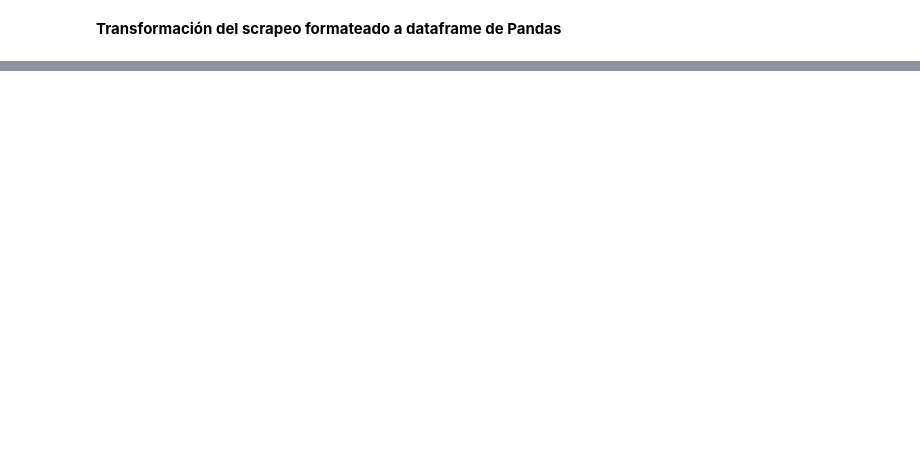
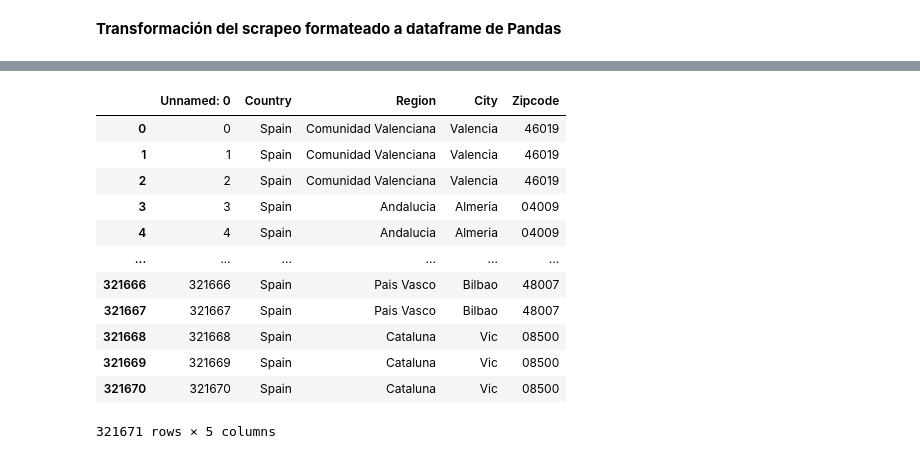
Before and after one commit to Jpardo07/DatathonProject, a Jupyter notebook: src/Scrapping.ipynb, the cells around one changed output, grey strips where cells are left out. Drawn from its saved outputs; the diff is of its cells as text; code cells hidden in the pictures; blank space fills up the shorter version.

```diff
--- a/src/Scrapping.ipynb
+++ b/src/Scrapping.ipynb
@@ -459,0 +484,18 @@ con.close()
+# %%
+df2 = pd.read_csv("DataScrapped.csv")
+# %%
+df2
+# %% [output]
+|  | Unnamed: 0 | Country | Region | City | Zipcode |
+| 0 | 0 | Spain | Comunidad Valenciana | Valencia | 46019 |
+| 1 | 1 | Spain | Comunidad Valenciana | Valencia | 46019 |
+| 2 | 2 | Spain | Comunidad Valenciana | Valencia | 46019 |
+| 3 | 3 | Spain | Andalucia | Almeria | 04009 |
+| 4 | 4 | Spain | Andalucia | Almeria | 04009 |
+| ... | ... | ... | ... | ... | ... |
+| 321666 | 321666 | Spain | Pais Vasco | Bilbao | 48007 |
+| 321667 | 321667 | Spain | Pais Vasco | Bilbao | 48007 |
+| 321668 | 321668 | Spain | Cataluna | Vic | 08500 |
+| 321669 | 321669 | Spain | Cataluna | Vic | 08500 |
+| 321670 | 321670 | Spain | Cataluna | Vic | 08500 |
+321671 rows × 5 columns
```
Also changed, not shown: parts of 10 cells of this notebook, 3 other files.
